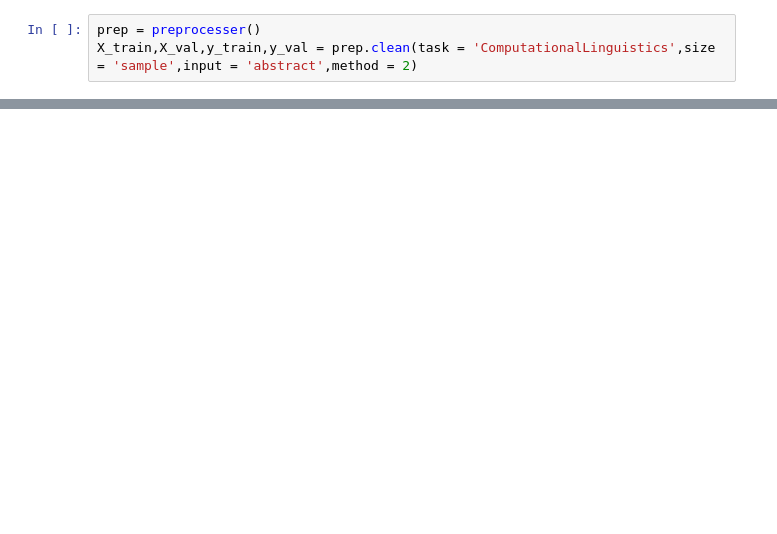
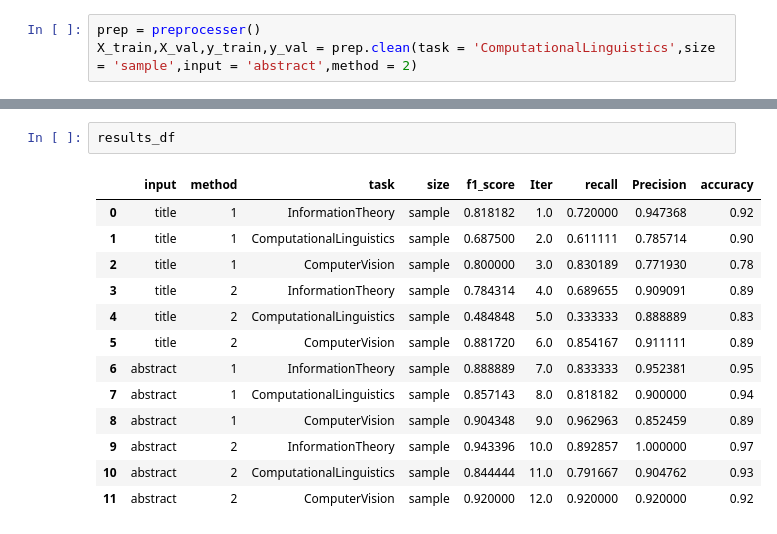
Before and after one commit to Arli12/fit5212a1, a Jupyter notebook: 32710542_LI.ipynb, the cells around one changed output, grey strips where cells are left out. Saved outputs shown, nothing was run; the diff lists cells and outputs as text; blank space fills up the shorter version.

```diff
--- a/32710542_LI.ipynb
+++ b/32710542_LI.ipynb
@@ -381,0 +423,16 @@ The accuracy for this setting is 0.960
+# %%
+results_df
+# %% [output]
+|  | input | method | task | size | f1_score | Iter | recall | Precision | accuracy |
+| 0 | title | 1 | InformationTheory | sample | 0.818182 | 1.0 | 0.720000 | 0.947368 | 0.92 |
+| 1 | title | 1 | ComputationalLinguistics | sample | 0.687500 | 2.0 | 0.611111 | 0.785714 | 0.90 |
+| 2 | title | 1 | ComputerVision | sample | 0.800000 | 3.0 | 0.830189 | 0.771930 | 0.78 |
+| 3 | title | 2 | InformationTheory | sample | 0.784314 | 4.0 | 0.689655 | 0.909091 | 0.89 |
+| 4 | title | 2 | ComputationalLinguistics | sample | 0.484848 | 5.0 | 0.333333 | 0.888889 | 0.83 |
+| 5 | title | 2 | ComputerVision | sample | 0.881720 | 6.0 | 0.854167 | 0.911111 | 0.89 |
+| 6 | abstract | 1 | InformationTheory | sample | 0.888889 | 7.0 | 0.833333 | 0.952381 | 0.95 |
+| 7 | abstract | 1 | ComputationalLinguistics | sample | 0.857143 | 8.0 | 0.818182 | 0.900000 | 0.94 |
+| 8 | abstract | 1 | ComputerVision | sample | 0.904348 | 9.0 | 0.962963 | 0.852459 | 0.89 |
+| 9 | abstract | 2 | InformationTheory | sample | 0.943396 | 10.0 | 0.892857 | 1.000000 | 0.97 |
+| 10 | abstract | 2 | ComputationalLinguistics | sample | 0.844444 | 11.0 | 0.791667 | 0.904762 | 0.93 |
+| 11 | abstract | 2 | ComputerVision | sample | 0.920000 | 12.0 | 0.920000 | 0.920000 | 0.92 |
```
Also changed, not shown: parts of 4 cells of this notebook.
